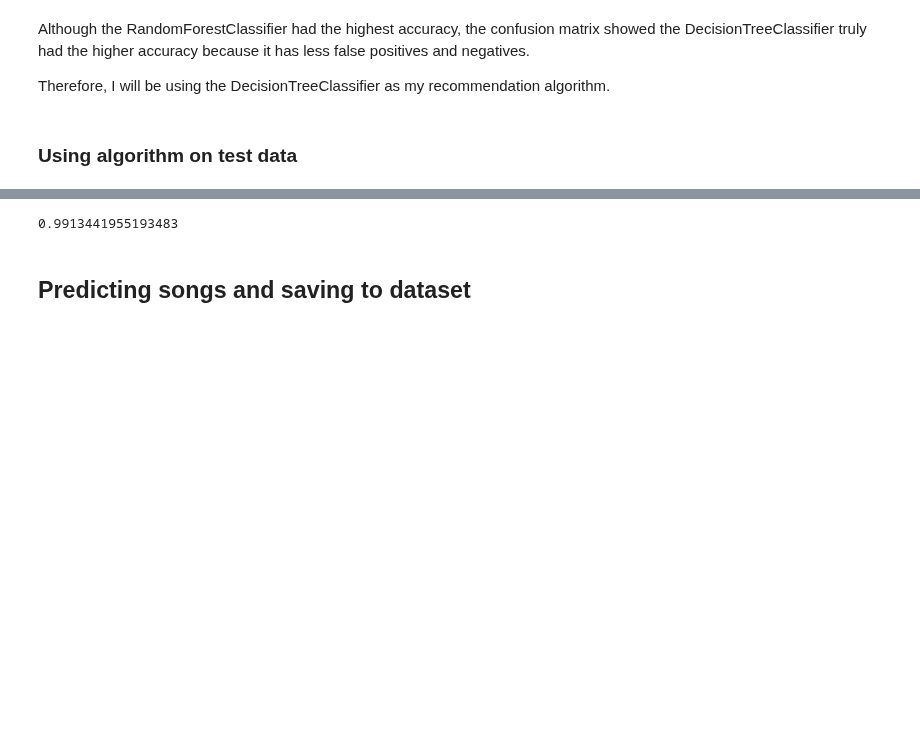
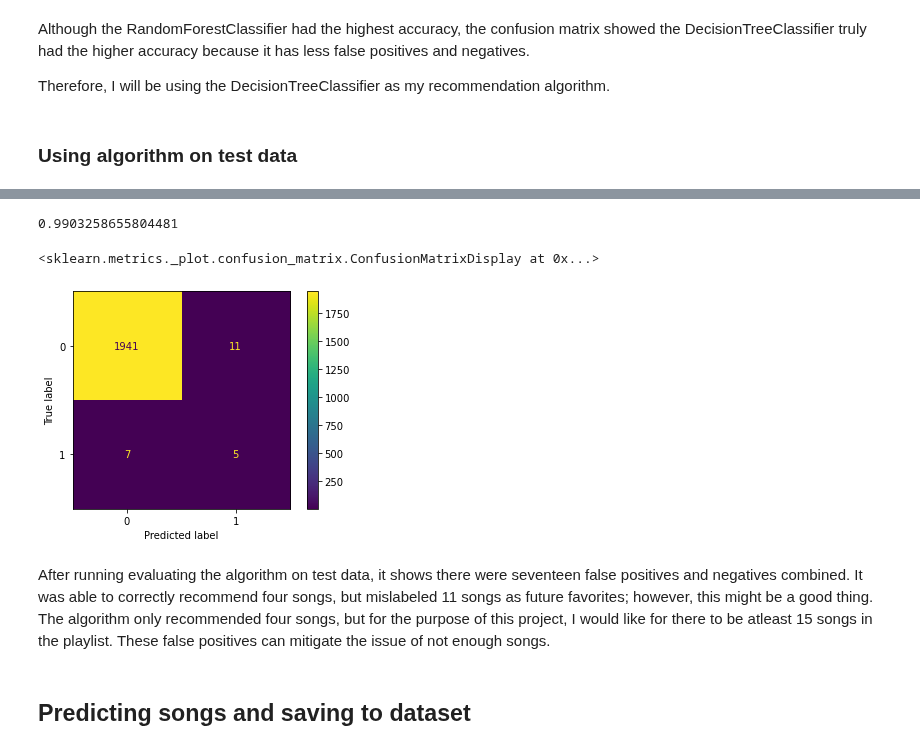
Before and after one commit to lognorman20/spotify_recommender, a Jupyter notebook: model_creation.ipynb, the cells around one changed output, grey strips where cells are left out. Saved outputs shown, nothing was run; the diff lists cells and outputs as text; code cells hidden in the pictures; blank space fills up the shorter version.

```diff
--- a/model_creation.ipynb
+++ b/model_creation.ipynb
@@ -237,14 +237,21 @@ Name: favorite, dtype: int64
 from sklearn.pipeline import make_pipeline
 from sklearn.preprocessing import StandardScaler
 
-pipe = make_pipeline(StandardScaler(), RandomForestClassifier(n_estimators = 30, max_depth = 20))
+pipe = make_pipeline(StandardScaler(), DecisionTreeClassifier(max_depth=30))
 pipe.fit(X_train, y_train)  # apply scaling on training data
 Pipeline(steps=[('standardscaler', StandardScaler()),
-                ('rf', RandomForestClassifier(n_estimators = 30, max_depth = 20))])
+                ('dt', DecisionTreeClassifier(max_depth=30))])
 
 pipe.score(X_test, y_test)
 # %% [output]
-0.9913441955193483
+0.9903258655804481
+# %%
+plot_confusion_matrix(dt, X_test, y_test)
+# %% [output]
+<sklearn.metrics._plot.confusion_matrix.ConfusionMatrixDisplay at 0x...>
+[figure, added]
+# %% [markdown]
+After running evaluating the algorithm on test data, it shows there were seventeen false positives and negatives combined. It was able to correctly recommend four songs, but mislabeled 11 songs as future favorites; however, this might be a good thing. The algorithm only recommended four songs, but for the purpose of this project, I would like for there to be atleast 15 songs in the playlist. These false positives can mitigate the issue of not enough songs.
 # %% [markdown]
 ## Predicting songs and saving to dataset
 # %%
```
Also changed, not shown: parts of 20 cells of this notebook.
